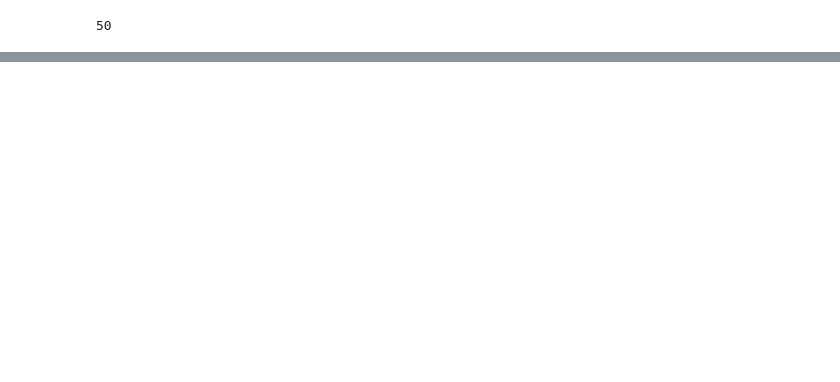
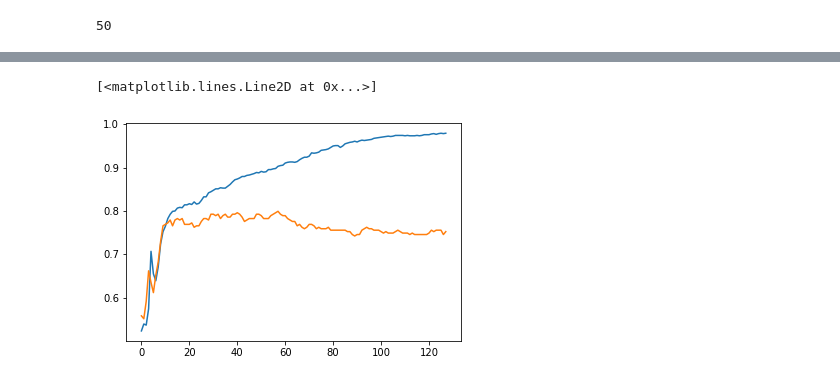
Before and after one commit to ThinhNguyendai/SMSSpamDetection, a Jupyter notebook: MLPSpam.ipynb, the cells around one changed output, grey strips where cells are left out. Saved outputs shown, nothing was run; the diff lists cells and outputs as text; code cells hidden in the pictures; blank space fills up the shorter version.

```diff
--- a/MLPSpam.ipynb
+++ b/MLPSpam.ipynb
@@ -326,0 +316,7 @@ Many things to try, such as :
+# %%
+plt.plot(accuracy_history)
+plt.plot(accuracy_test_history) # It doesn't really get better on test set than 75%,
+                                # close to 80% before the end of training
+# %% [output]
+[<matplotlib.lines.Line2D at 0x...>]
+[figure, added]
```
Also changed, not shown: parts of 21 cells of this notebook.
